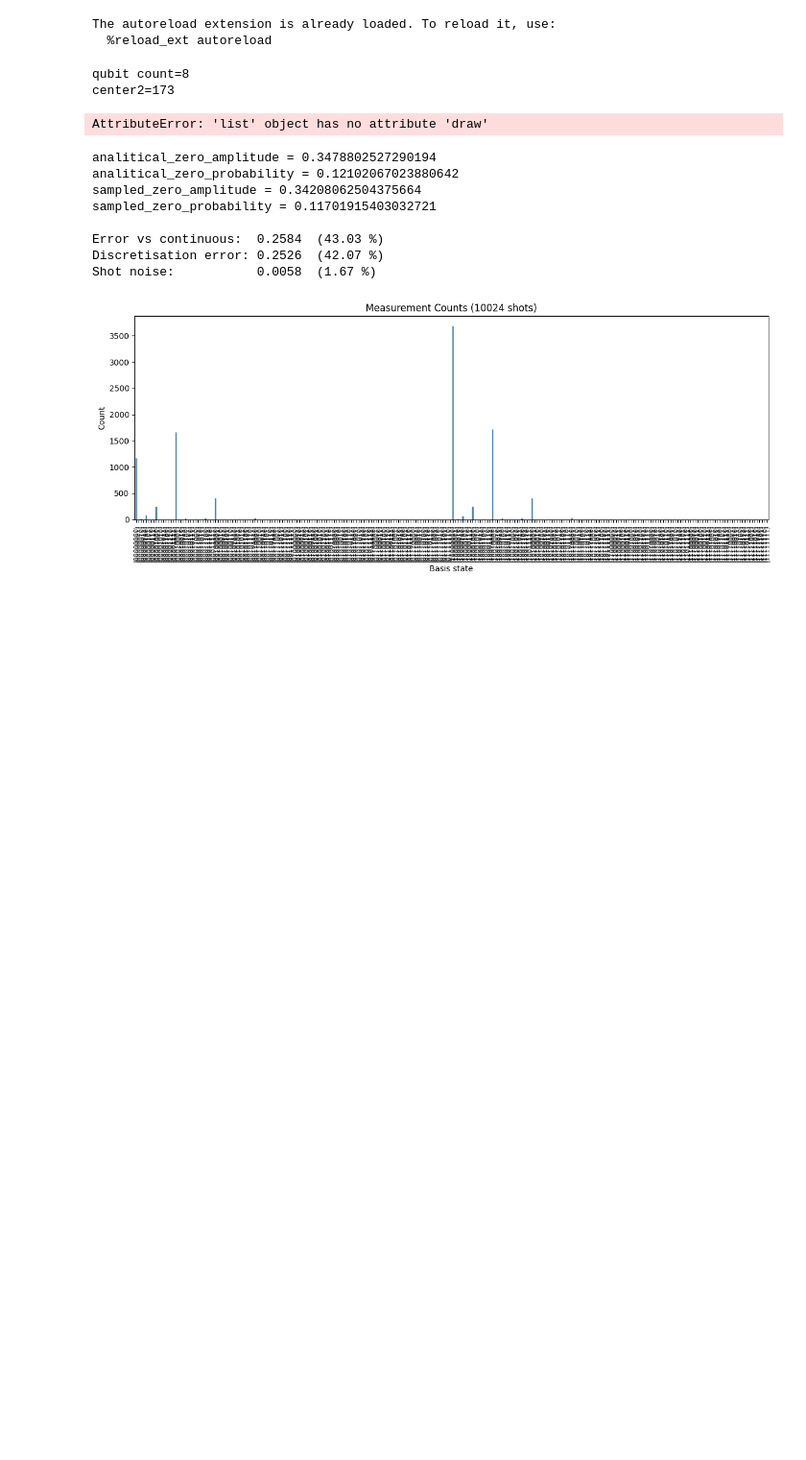
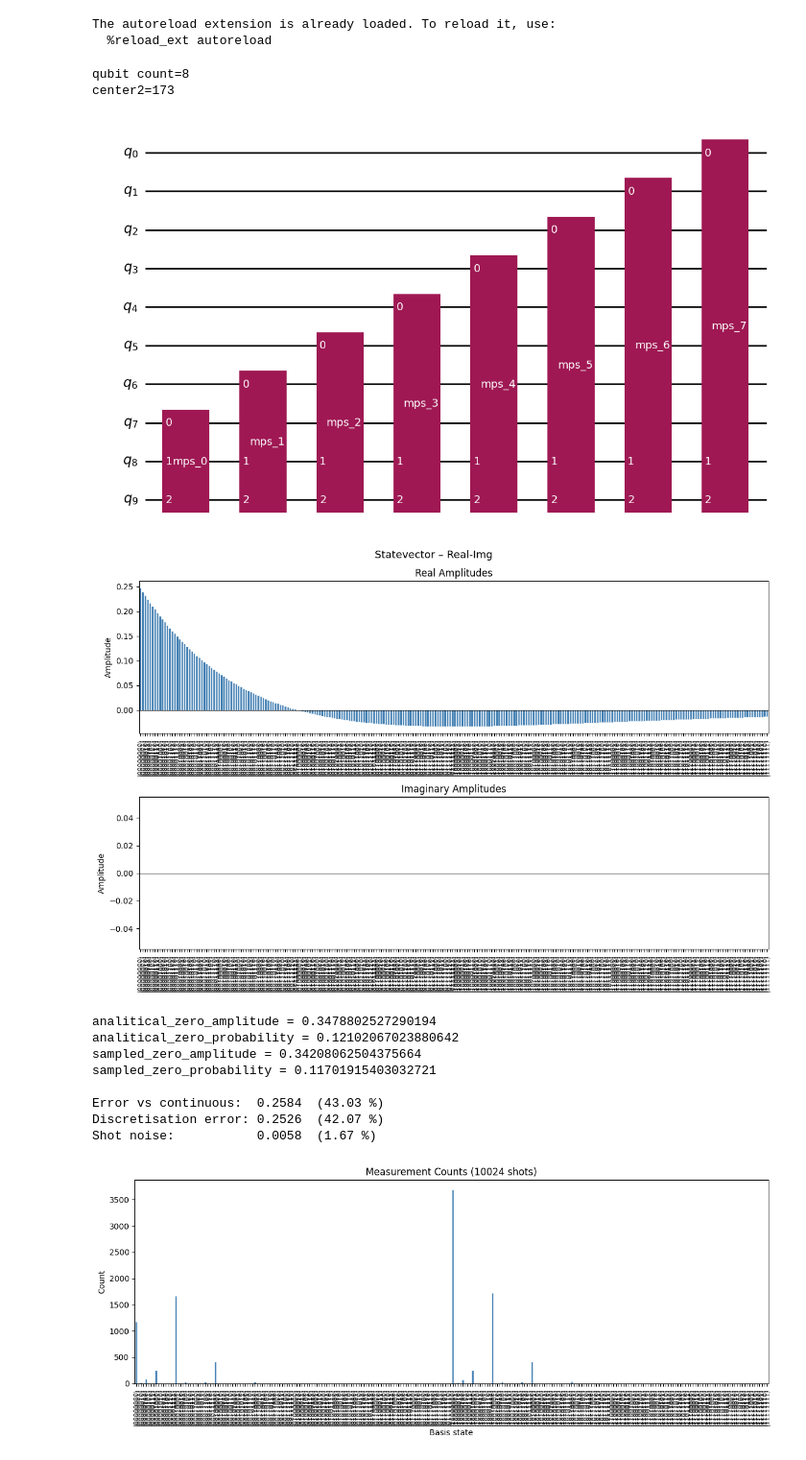
Before and after one commit to sorin-bolos/QuantumComputingResearch, a Jupyter notebook: STOsInMoleculeSymulations/STOs1DCircuits.ipynb, the cells around one changed output. Shown at 96% size. Saved outputs shown, nothing was run; the diff lists cells and outputs as text; code cells hidden in the pictures; blank space fills up the shorter version.

```diff
--- a/STOsInMoleculeSymulations/STOs1DCircuits.ipynb
+++ b/STOsInMoleculeSymulations/STOs1DCircuits.ipynb
@@ -66,10 +66,11 @@ a = 1  # decay constant
 n_qubits = 8
 max_range = 8
 center_distance = 1.4
+shots = 10024
 
 scale = (2 ** n_qubits) / max_range
 scaled_center_distance = round(center_distance * scale)
-scaled_a = a / scale
+scaled_a = a * scale
 
 used_center_distance = scaled_center_distance / scale
 exact_result = (1 + used_center_distance) * np.exp(-used_center_distance)
@@ -81,36 +82,40 @@ print(f"qubit count={n_qubits}")
 print(f"center2={center2}")
 
 from utils.sto_1s_1d import Sto1S
 sto1s = Sto1S(allow_measurement, optimize_t_gates)
+from utils.sto_2s_1d import Sto2S
+sto2s = Sto2S(allow_measurement, optimize_t_gates)
 
 # Decaying exponential state: |ψ⟩ = N · Σ e^(-a·i) |i⟩  for i = 0 … 2^4-1
 
 # qc = sto1s.get_sto_1s_1d_carthesian(n_qubits, scaled_a, center1+22)
 # qc = sto1s.get_sto_1s_1d_derivative_carthesian(n_qubits, scaled_a, center1+22)
-# qc = sto1s.get_sto_1s_1d_potential_cartesian(n_qubits, a, max_range/2 + center_distance, max_range/2 + center_distance, max_range)
+# qc = sto1s.get_sto_1s_1d_potential_cartesian(n_qubits, a, max_range/2+center_distance, max_range/2, max_range)
 # qc = sto1s.get_sto_1s_1d_potential_cartesian(8, 1, 8, 8, 16)
 # qc = sto1s.get_sto_1s_1d_carthesian(8, 1/16, 128)
 # qc = sto1s.get_sto_1s_1d_carthesian_dagger(8, 1/16, 128)
 
-qc = sto1s.get_sto_1s_spherical_jacobian(n_qubits, scaled_a)
+# qc = sto1s.get_sto_1s_spherical_jacobian(n_qubits, scaled_a)
+qc = sto2s.get_sto_2s_spherical(n_qubits, scaled_a)
 
 display(qc.draw('mpl'))
 
 # print(get_ancilla_amplitudes(qc, n_qubits))
 
 
 data_amps = simulation_executor.get_data_amplitudes(qc, n_qubits)
 fig = simulation_executor.plot_statevector_real_imag(data_amps, n_qubits)
 # fig = simulation_executor.plot_statevector_modulus_phase(data_amps, n_qubits)
 
 # shots = 10024
 # counts = simulation_executor.sample_measurement_counts(qc, n_qubits, shots=shots)
 # fig = sample_interpreter.plot_sampled_measurements(counts)
 # # simulation_executor.print_statevector(data_amps, n_qubits)
 # %% [output]
 qubit count=8
 center2=173
-AttributeError: 'list' object has no attribute 'draw'
+[figure, added]
+[figure, added]
 # %%
 from utils.integrals import Integals
 
```
Also changed, not shown: parts of 1 cell of this notebook, 1 other file.
